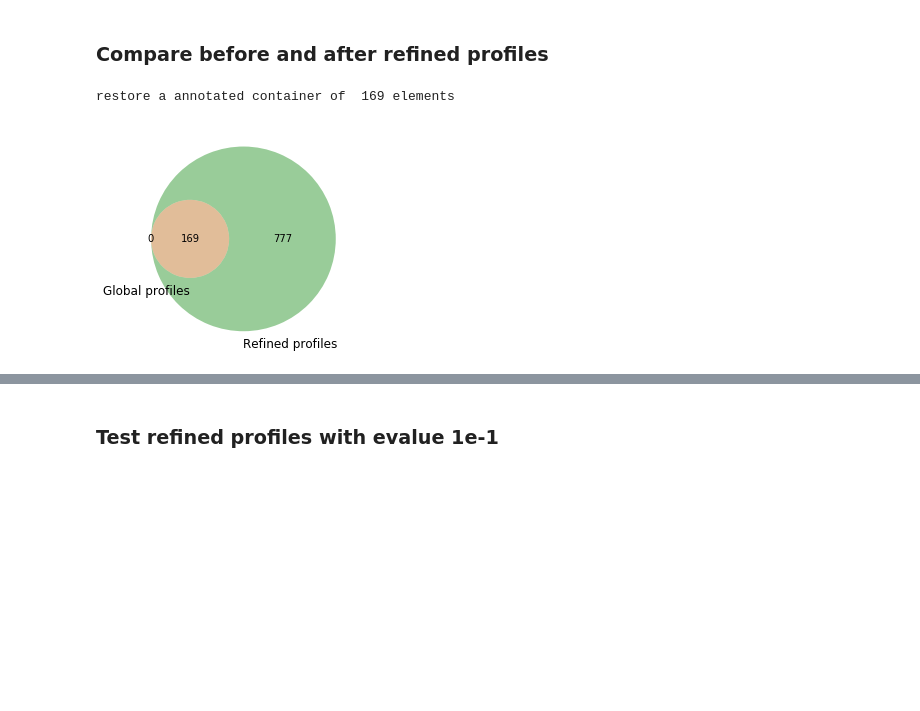
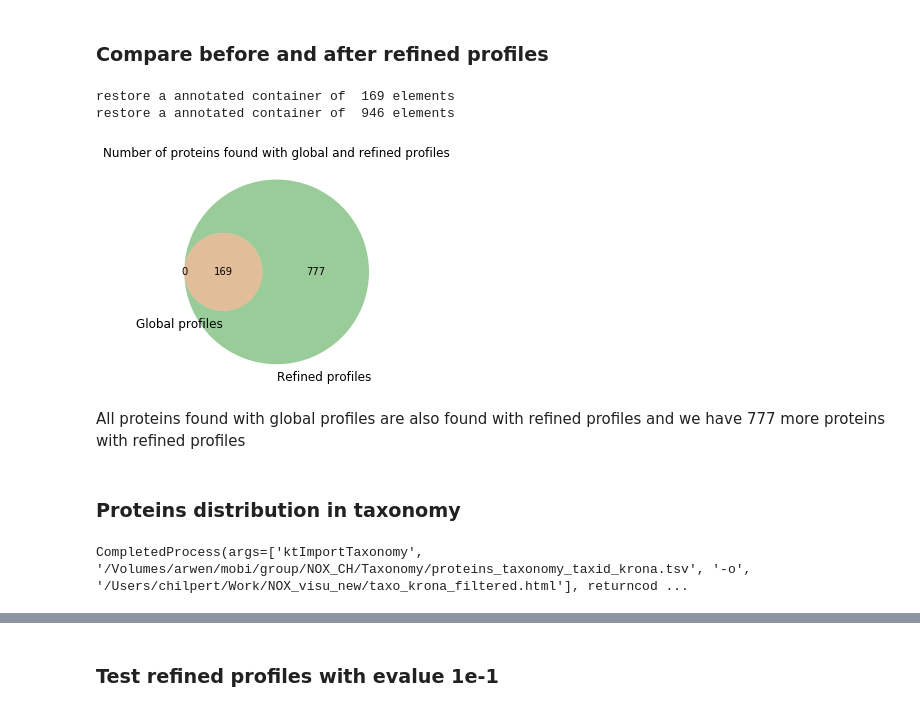
Before and after one commit to MMSB-MOBI/NOX_analysis, a Jupyter notebook: notebook/Predict_NOX_proteins.ipynb, the cells around one changed output, grey strips where cells are left out. Cells and saved outputs as stored; diff of their text form; code cells hidden in the pictures; blank space fills up the shorter version.

```diff
--- a/notebook/Predict_NOX_proteins.ipynb
+++ b/notebook/Predict_NOX_proteins.ipynb
@@ -433,10 +443,12 @@ FAD : 678 / 946 - 71.67 %
 Both : 507 / 946 - 53.59 %
 # %% [markdown]
 ### Compare before and after refined profiles
-# %%
-filterEvalue3=load("NOX_annotation_filtered1e-3_20190524-101206.pickle")
-# %% [output]
-restore a annotated container of  169 elements
+# %%
+filterEvalue3=load("NOX_annotation_filteredEvalue_3_20190613-163051.pickle")
+filterEvalue3_refined=load("NOX_annotation_refined_filter1e-3_20190613-165507.pickle")
+# %% [output]
+restore a annotated container of  169 elements
+restore a annotated container of  946 elements
 # %%
 proteins_before=set([p.split("|")[1] for p in filterEvalue3.entries])
 proteins_after=set([p.split("|")[1] for p in filterEvalue3_refined.entries])
@@ -445,6 +458,12 @@ from matplotlib_venn import venn2
 # %%
 v=venn2([proteins_before,proteins_after])
 v.get_label_by_id("A").set_text("Global profiles")
 v.get_label_by_id("B").set_text("Refined profiles")
+plt.title("Number of proteins found with global and refined profiles")
+plt.savefig("/Users/chilpert/Work/NOX_visu_new/nb_prot_before_after_refined_profiles.pdf")
 # %% [output]
-[figure, old version]
+[figure, new version]
+# %% [markdown]
+All proteins found with global profiles are also found with refined profiles and we have 777 more proteins with refined profiles
+# %% [markdown]
+### Proteins distribution in taxonomy
@@ -450,0 +478,5 @@ v.get_label_by_id("B").set_text("Refined profiles")
+# %%
+#Run kronaTools
+subprocess.run(['ktImportTaxonomy','/Volumes/arwen/mobi/group/NOX_CH/Taxonomy/proteins_taxonomy_taxid_krona.tsv','-o','/Users/chilpert/Work/NOX_visu_new/taxo_krona_filtered.html'])
+# %% [output]
+CompletedProcess(args=['ktImportTaxonomy', '/Volumes/arwen/mobi/group/NOX_CH/Taxonomy/proteins_taxonomy_taxid_krona.tsv', '-o', '/Users/chilpert/Work/NOX_visu_new/taxo_krona_filtered.html'], returncod ...
```
Also changed, not shown: parts of 45 cells of this notebook, 2 other files.
